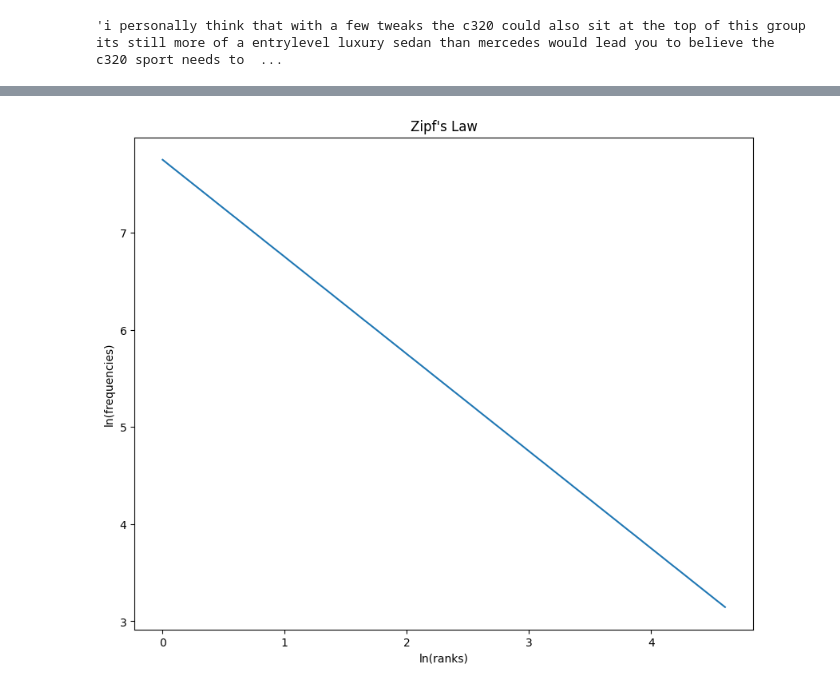
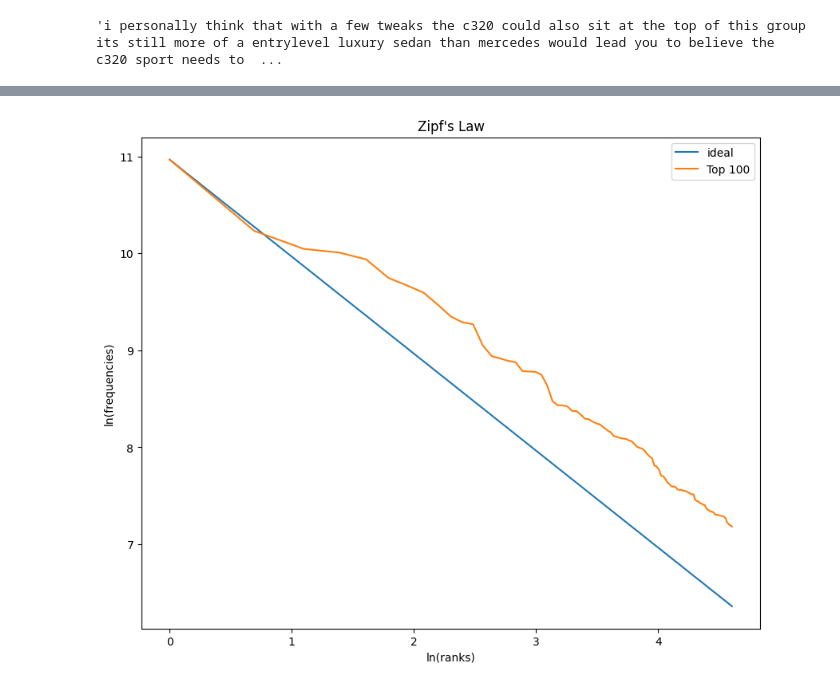
Before and after one commit to SaianshR/edmunds-analysis, a Jupyter notebook: zipf.ipynb, the cells around one changed output, grey strips where cells are left out. Saved outputs shown, nothing was run; the diff lists cells and outputs as text; code cells hidden in the pictures.

Commit message:
adjusted Zipf

```diff
--- a/zipf.ipynb
+++ b/zipf.ipynb
@@ -68,6 +68,8 @@ corpus_without_stop[:500]
  'station']
 # %%
 freq = FreqDist(corpus)
-words = [element[0] for element in freq.most_common(100)] # words (x axis)
-counts = [element[1] for element in freq.most_common(100)] # freqs (y axis)
+last_rank = 100
+
+words = [element[0] for element in freq.most_common(last_rank)] # words (x axis)
+counts = [element[1] for element in freq.most_common(last_rank)] # freqs (y axis)
 l = list(range(1,101))
@@ -78,23 +76,38 @@ test_frequencies = [np.random.randint(1,10000) for x in range(0, 100,1)]
+# %%
+# Creating our test frequencies and holds them in memory
+
+top_frequency = counts[0]
+zipf_list = []
+y_freq = []
+ranks = []
+theta = 1
+# print(counts[:10])
+for idx, freq in enumerate(counts, start=1):
+    # Calculating Zipf's ideal case
+    zipf_list.append(top_frequency * (1/idx))
+    # Calculating Zipf's for our data
+    y_freq.append(theta*np.log(freq/(last_rank*counts[-1])))
+    # Mapping ranks
+    ranks.append(idx)
+
+zipf_list = np.log(zipf_list)
+ranks = np.log(ranks)
 # %%
 # Creates Zipf Law's plot
 plt.figure(figsize=(10, 8))
 ax = plt.subplot(111, title="Zipf's Law")
 
-freqs = pd.Series(test_frequencies)
+difference = zipf_list[0] - y_freq[0]
 
-top_freq = freqs[0]
+y_freq = [x+difference for x in y_freq]
 
-zipf_list = []
-ranks = []
-for rank, freq in enumerate(freqs, start=1):
-    zipf_freq = top_freq * (1/rank)
-    zipf_list.append(np.log(zipf_freq))
-    ranks.append(np.log(rank))
-ax.plot(ranks, zipf_list)
+ax.plot(ranks, zipf_list, label='ideal') # Ideal Case
+ax.plot(ranks, y_freq, label='Top 100', ) # Our data
 plt.xlabel('ln(ranks)')
 plt.ylabel('ln(frequencies)')
+plt.legend(loc='upper right')
 plt.show()
 # %% [output]
-[figure, old version]
+[figure, new version]
 # %%
 # Task 2, Find the top 10 brands from frequency counts. You will need to write a script to count the frequencies of words (stopwords should NOT be counted).
```
Also changed, not shown: parts of 2 cells of this notebook.
